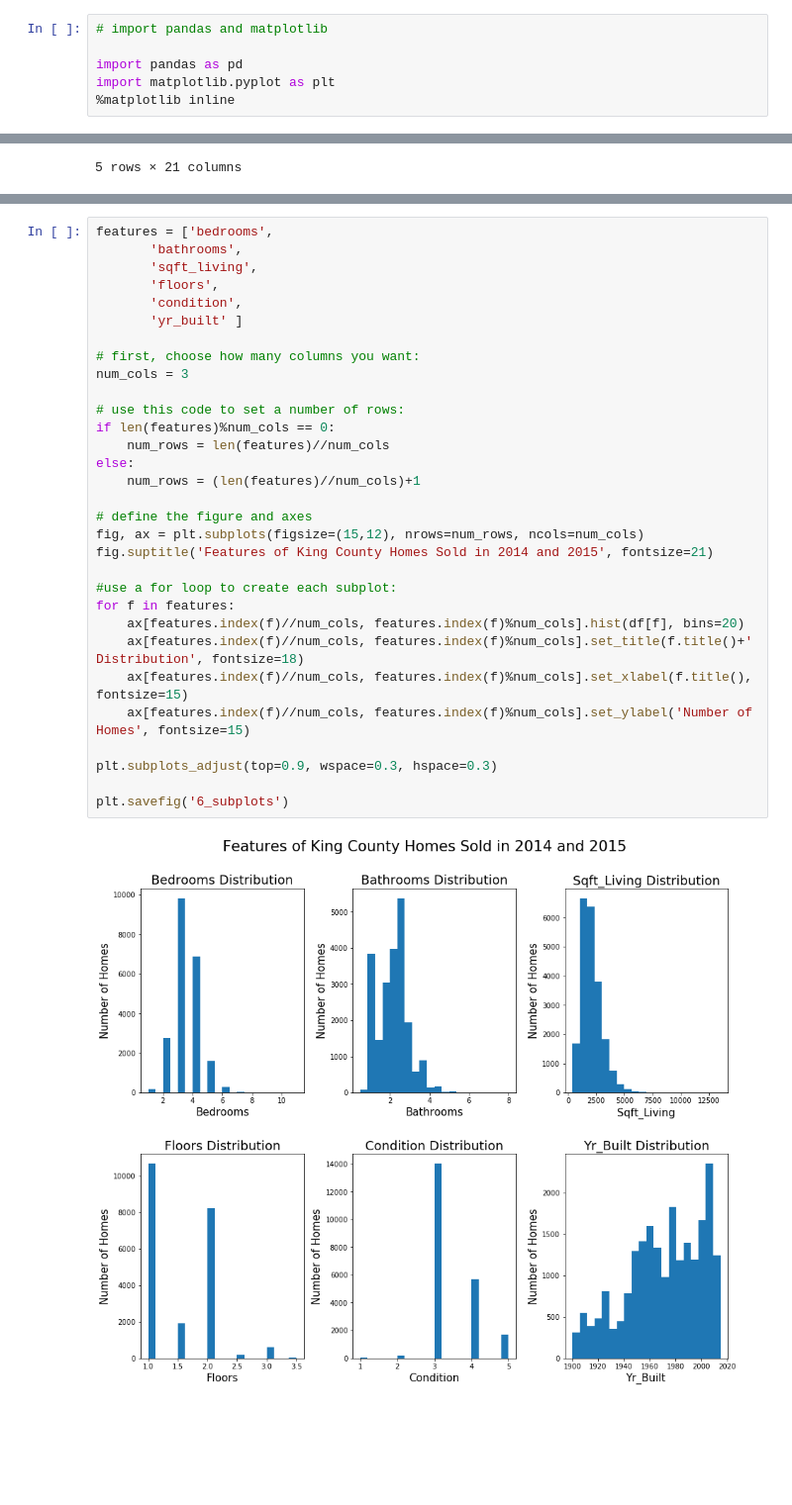
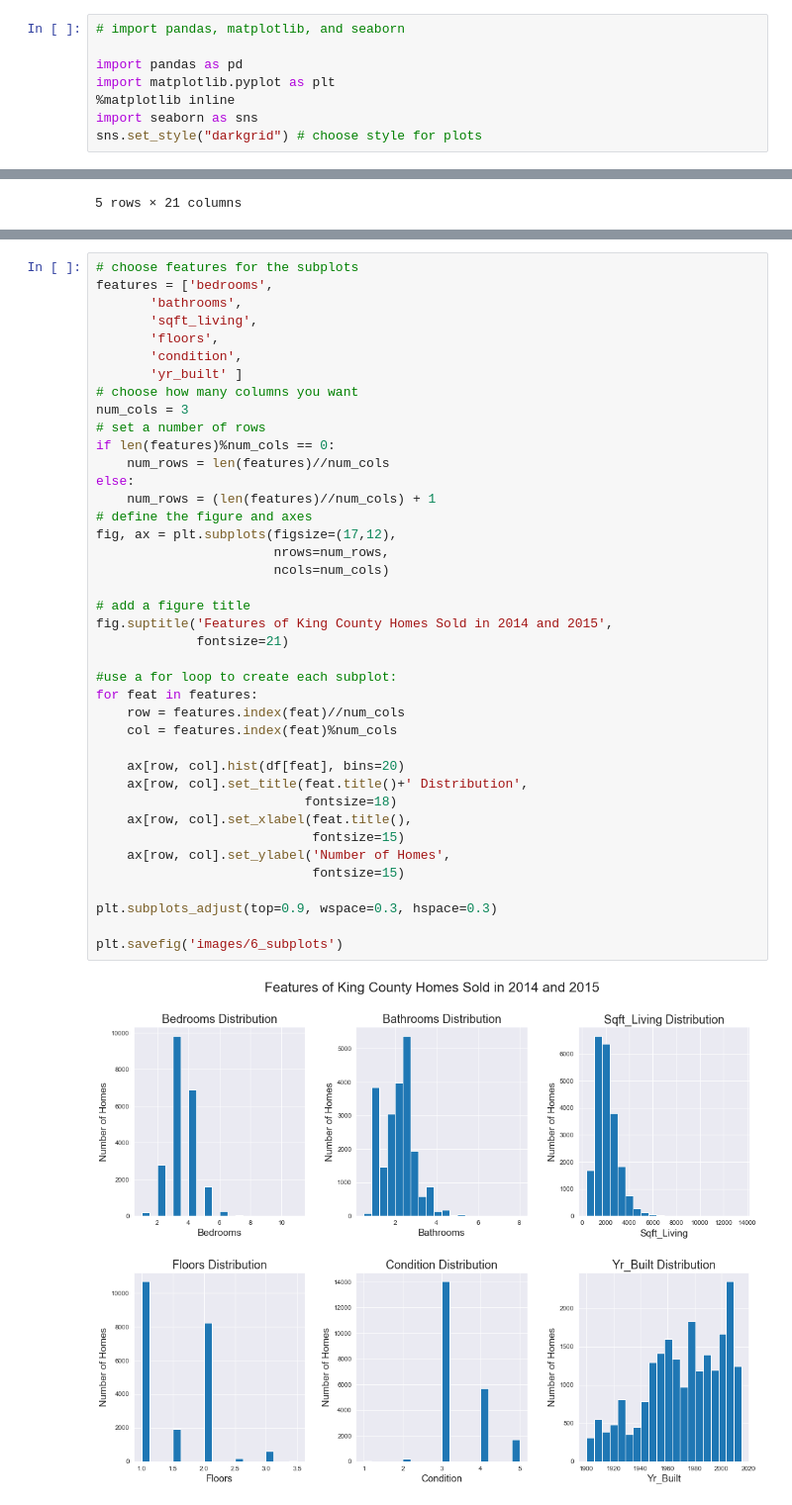
Before and after one commit to lilisbeit/Subplots-in-Matplotlib, a Jupyter notebook: subplots.ipynb, the cells around one changed output, grey strips where cells are left out. Shown: that part at 99% size. Drawn from its saved outputs; the diff is of its cells as text; blank space fills up the shorter version.

```diff
--- a/subplots.ipynb
+++ b/subplots.ipynb
@@ -1,6 +5,8 @@
 # %%
-# import pandas and matplotlib
+# import pandas, matplotlib, and seaborn
 
 import pandas as pd
 import matplotlib.pyplot as plt
 %matplotlib inline
+import seaborn as sns
+sns.set_style("darkgrid") # choose style for plots
@@ -139,33 +158,42 @@ plt.subplots_adjust(top=0.9, wspace=0.15)
 # %%
+# choose features for the subplots
 features = ['bedrooms',
        'bathrooms',
        'sqft_living',
        'floors',
        'condition',
        'yr_built' ]
-
-# first, choose how many columns you want:
+# choose how many columns you want
 num_cols = 3
-
-# use this code to set a number of rows:
+# set a number of rows
 if len(features)%num_cols == 0:
     num_rows = len(features)//num_cols
 else:
-    num_rows = (len(features)//num_cols)+1
+    num_rows = (len(features)//num_cols) + 1
+# define the figure and axes
+fig, ax = plt.subplots(figsize=(17,12),
+                       nrows=num_rows,
+                       ncols=num_cols)
 
-# define the figure and axes
-fig, ax = plt.subplots(figsize=(15,12), nrows=num_rows, ncols=num_cols)
-fig.suptitle('Features of King County Homes Sold in 2014 and 2015', fontsize=21)
+# add a figure title
+fig.suptitle('Features of King County Homes Sold in 2014 and 2015',
+             fontsize=21)
 
 #use a for loop to create each subplot:
-for f in features:
-    ax[features.index(f)//num_cols, features.index(f)%num_cols].hist(df[f], bins=20)
-    ax[features.index(f)//num_cols, features.index(f)%num_cols].set_title(f.title()+' Distribution', fontsize=18)
-    ax[features.index(f)//num_cols, features.index(f)%num_cols].set_xlabel(f.title(), fontsize=15)
-    ax[features.index(f)//num_cols, features.index(f)%num_cols].set_ylabel('Number of Homes', fontsize=15)
+for feat in features:
+    row = features.index(feat)//num_cols
+    col = features.index(feat)%num_cols
+
+    ax[row, col].hist(df[feat], bins=20)
+    ax[row, col].set_title(feat.title()+' Distribution',
+                           fontsize=18)
+    ax[row, col].set_xlabel(feat.title(),
+                            fontsize=15)
+    ax[row, col].set_ylabel('Number of Homes',
+                            fontsize=15)
 
 plt.subplots_adjust(top=0.9, wspace=0.3, hspace=0.3)
 
-plt.savefig('6_subplots')
+plt.savefig('images/6_subplots')
 # %% [output]
-[figure, old version]
+[figure, new version]
```
Also changed, not shown: parts of 10 cells of this notebook, 7 other files.
